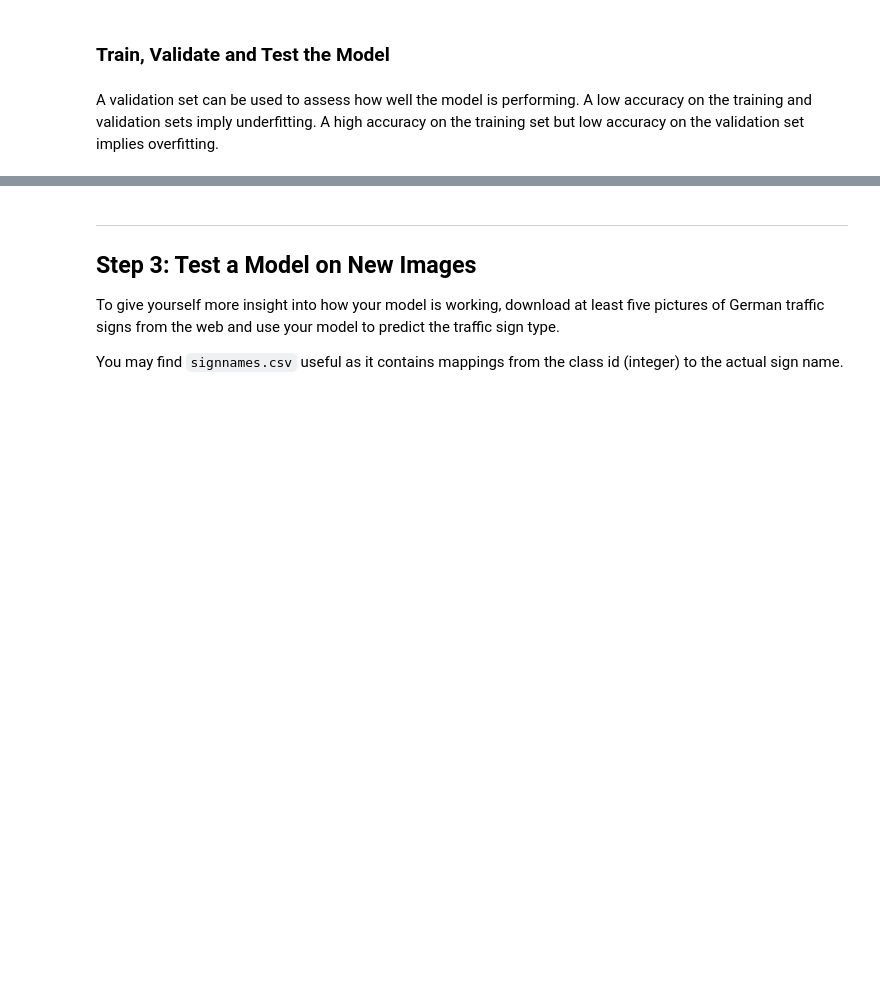
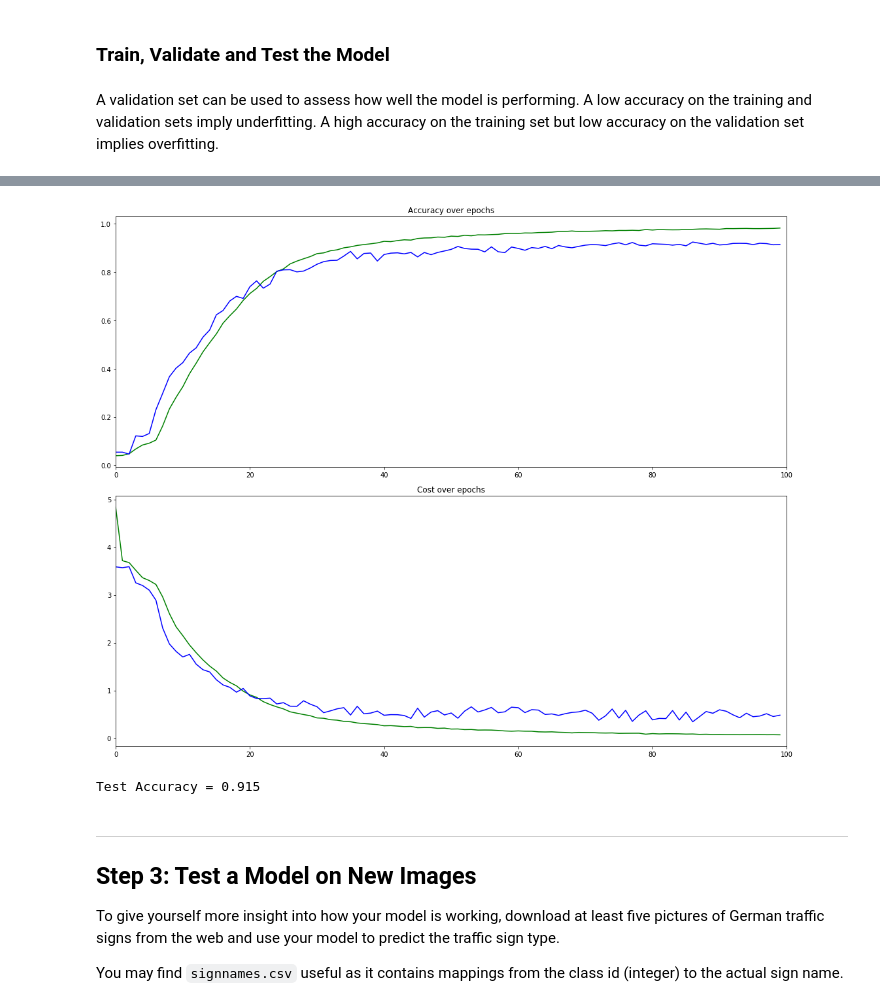
Before and after one commit to sumitkapoor/carnd_traffic_sign_project2, a Jupyter notebook: Traffic_Sign_Classifier.ipynb, the cells around one changed output, grey strips where cells are left out. Drawn from its saved outputs; the diff is of its cells as text; code cells hidden in the pictures; blank space fills up the shorter version.

```diff
--- a/Traffic_Sign_Classifier.ipynb
+++ b/Traffic_Sign_Classifier.ipynb
@@ -422,7 +439,7 @@ EPOCHS = 100
 BATCH_SIZE = 128
 
 # Use dropout for regularization
-dropout = 0.6
+dropout = 0.55
 
 keep_prob = tf.placeholder(tf.float32)
 
@@ -552,10 +509,3 @@ def define_custom_weights_biases(mu, sigma):
-# %%
-def define_weights_biases(mu, sigma, hint = None):
-    if hint == "advance":
-        print ("Using bigger network")
-        return define_custom_weights_biases(mu, sigma)
-
-    return define_lenet_weights_biases(mu, sigma)
 # %%
 def conv2d(x, W, b, strides=[1, 1, 1, 1]):
     x = tf.nn.conv2d(x, W, strides=strides, padding='VALID')
@@ -583,15 +533,16 @@ def LeNet(x):
     mu = 0
     sigma = 0.1
 
-    weights, biases, strides, pools = define_weights_biases(mu, sigma, hint = "advance")
+    weights, biases, strides, pools = define_weights_biases(mu, sigma)
 
     # Layer 1: Convolutional.
     layer_01 = conv2d(x, weights['layer_1'], biases['layer_1'], strides['layer_1'] )
 
     # Pooling.
     layer_01 = maxpool2d(layer_01, pools['layer_1'])
+    layer_01 = tf.nn.dropout(layer_01, keep_prob)
 
-    layer_01 = tf.nn.dropout(layer_01, keep_prob)
+    tf.add_to_collection('conv_01', layer_01)
 
     # Layer 2: Convolutional.
     layer_02 = conv2d(layer_01, weights['layer_2'], biases['layer_2'], strides['layer_2'])
@@ -599,8 +550,9 @@ def LeNet(x):
 
     # Pooling.
     layer_02 = maxpool2d(layer_02, pools['layer_2'])
+    layer_02 = tf.nn.dropout(layer_02, keep_prob)
 
-    layer_02 = tf.nn.dropout(layer_02, keep_prob)
+    tf.add_to_collection('conv_02', layer_02)
 
     # Flatten.
     layer_03 = flatten(layer_02)
@@ -702,9 +651,9 @@ with tf.Session() as sess:
         valid_cost.append(validation_cost)
         print("EPOCH {}".format(i+1), " V Accuracy = {:.4f}".format(validation_accuracy), \
              " V Cost = {:.4f}".format(validation_cost), " T Accuracy = {:.4f}".format(train_accuracy[i]), \
-             " T Cost = {:.4f}".format(train_cost[i]), " Batch = {}".format(b), " Learning = {:.4f}".format(lr))
+             " T Cost = {:.4f}".format(train_cost[i]), " Learning = {:.5f}".format(lr))
 
-    saver.save(sess, './traffic_model_5')
+    saver.save(sess, './models/traffic_model_1')
     print("Model saved")
     train_plot = plt.subplot(211)
     train_plot.set_title('Accuracy over epochs')
@@ -731,9 +688,12 @@ EPOCH 7  V Accuracy = 0.6896  V Cost = 1.0231  T Accuracy = 0.5144  T Cost = 1.5
+[figure, added]
 # %%
 with tf.Session() as sess:
-    saver.restore(sess, "./traffic_model_4")
+    saver.restore(sess, "./models/traffic_model_1")
 
     test_accuracy, test_cost = evaluate(X_test, y_test)
     print("Test Accuracy = {:.3f}".format(test_accuracy))
+# %% [output]
+Test Accuracy = 0.915
 # %% [markdown]
 ---
 
```
Also changed, not shown: parts of 15 cells of this notebook, 8 other files.
